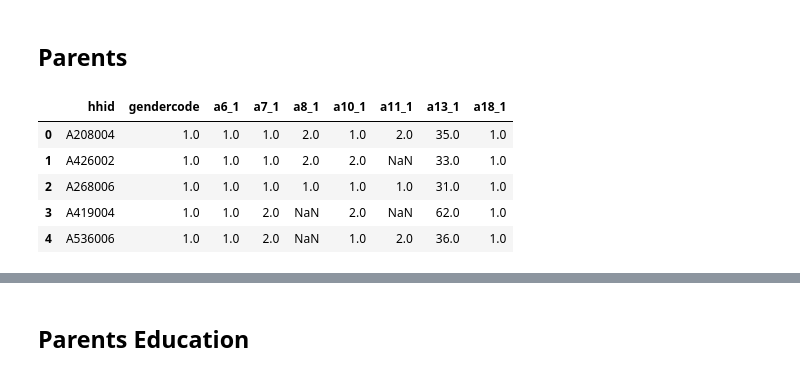
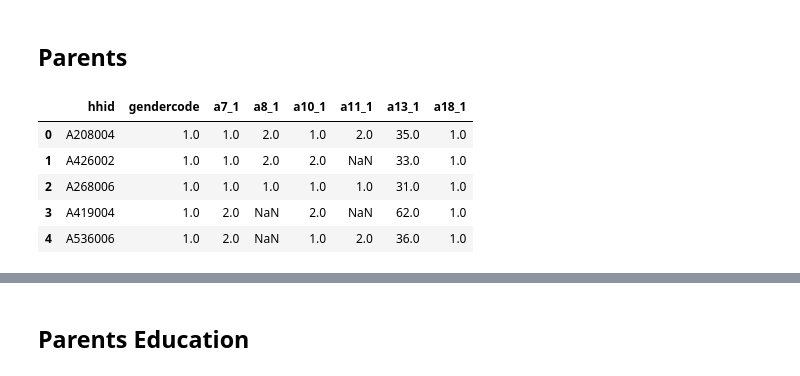
Before and after one commit to neylabelmaachi/schoolpred, a Jupyter notebook: notebooks/baseline_education.ipynb, the cells around one changed output, grey strips where cells are left out. Saved outputs shown, nothing was run; the diff lists cells and outputs as text; code cells hidden in the pictures.

Commit message:
Notebook update baseline_ed

```diff
--- a/notebooks/baseline_education.ipynb
+++ b/notebooks/baseline_education.ipynb
@@ -5,5 +6,5 @@ import matplotlib.pyplot as plt
 # %%
-data = pd.read_csv("../raw_data/Morocco_CCT_Education_Baseline_Household.csv")
+data = pd.read_csv("../raw_data/Morocco_CCT_Education_Baseline_Household.csv",low_memory=False)
 # %% [markdown]
 # Features Exploration
 # %%
@@ -21,14 +59,14 @@ y = data.d8_1
 # %% [markdown]
 ## Parents
 # %%
-parents = data[["hhid","gendercode","a6_1","a7_1","a8_1","a10_1","a11_1","a13_1","a18_1"]]
+parents = data[["hhid","gendercode","a7_1","a8_1","a10_1","a11_1","a13_1","a18_1"]]
 parents.head()
 # %% [output]
-|  | hhid | gendercode | a6_1 | a7_1 | a8_1 | a10_1 | a11_1 | a13_1 | a18_1 |
-| 0 | A208004 | 1.0 | 1.0 | 1.0 | 2.0 | 1.0 | 2.0 | 35.0 | 1.0 |
-| 1 | A426002 | 1.0 | 1.0 | 1.0 | 2.0 | 2.0 | NaN | 33.0 | 1.0 |
-| 2 | A268006 | 1.0 | 1.0 | 1.0 | 1.0 | 1.0 | 1.0 | 31.0 | 1.0 |
-| 3 | A419004 | 1.0 | 1.0 | 2.0 | NaN | 2.0 | NaN | 62.0 | 1.0 |
-| 4 | A536006 | 1.0 | 1.0 | 2.0 | NaN | 1.0 | 2.0 | 36.0 | 1.0 |
+|  | hhid | gendercode | a7_1 | a8_1 | a10_1 | a11_1 | a13_1 | a18_1 |
+| 0 | A208004 | 1.0 | 1.0 | 2.0 | 1.0 | 2.0 | 35.0 | 1.0 |
+| 1 | A426002 | 1.0 | 1.0 | 2.0 | 2.0 | NaN | 33.0 | 1.0 |
+| 2 | A268006 | 1.0 | 1.0 | 1.0 | 1.0 | 1.0 | 31.0 | 1.0 |
+| 3 | A419004 | 1.0 | 2.0 | NaN | 2.0 | NaN | 62.0 | 1.0 |
+| 4 | A536006 | 1.0 | 2.0 | NaN | 1.0 | 2.0 | 36.0 | 1.0 |
 # %%
 parents = parents.rename(columns={
```
Also changed, not shown: parts of 25 cells of this notebook.
